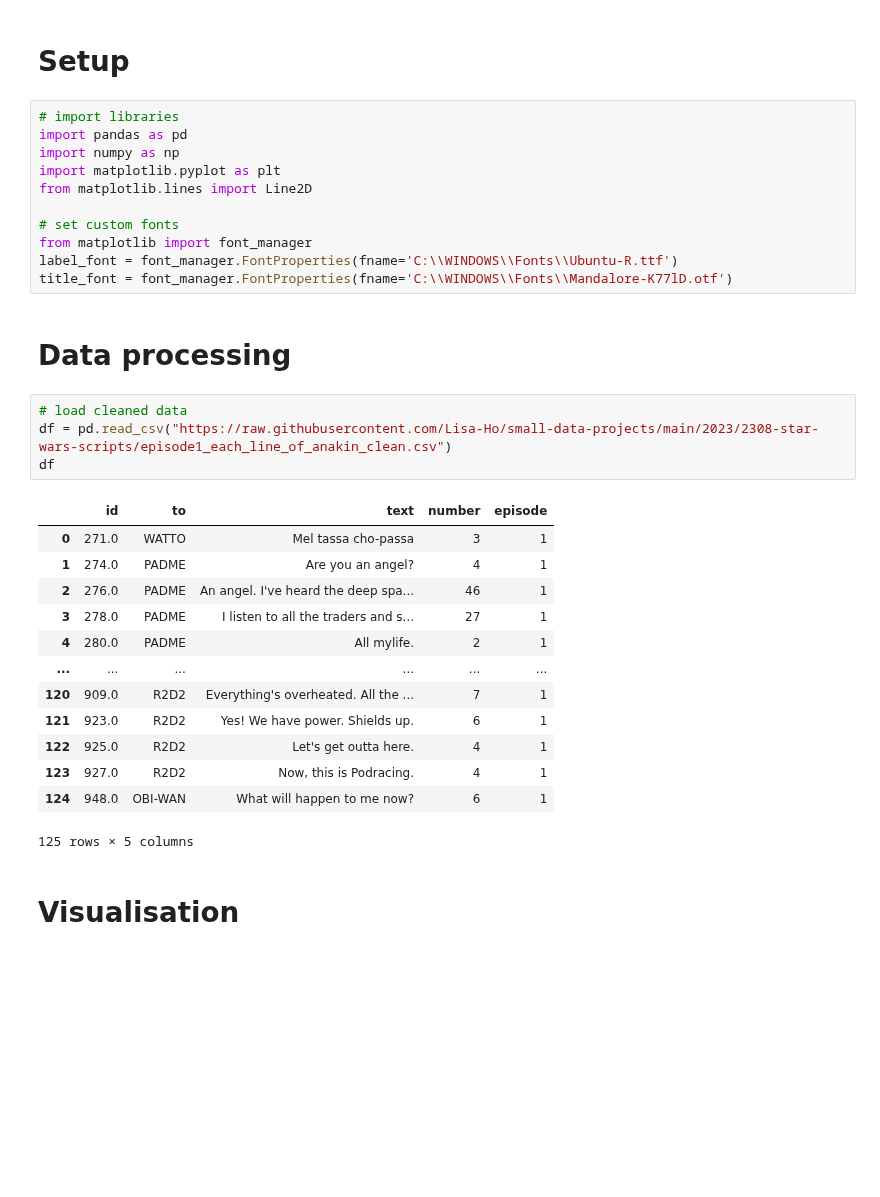
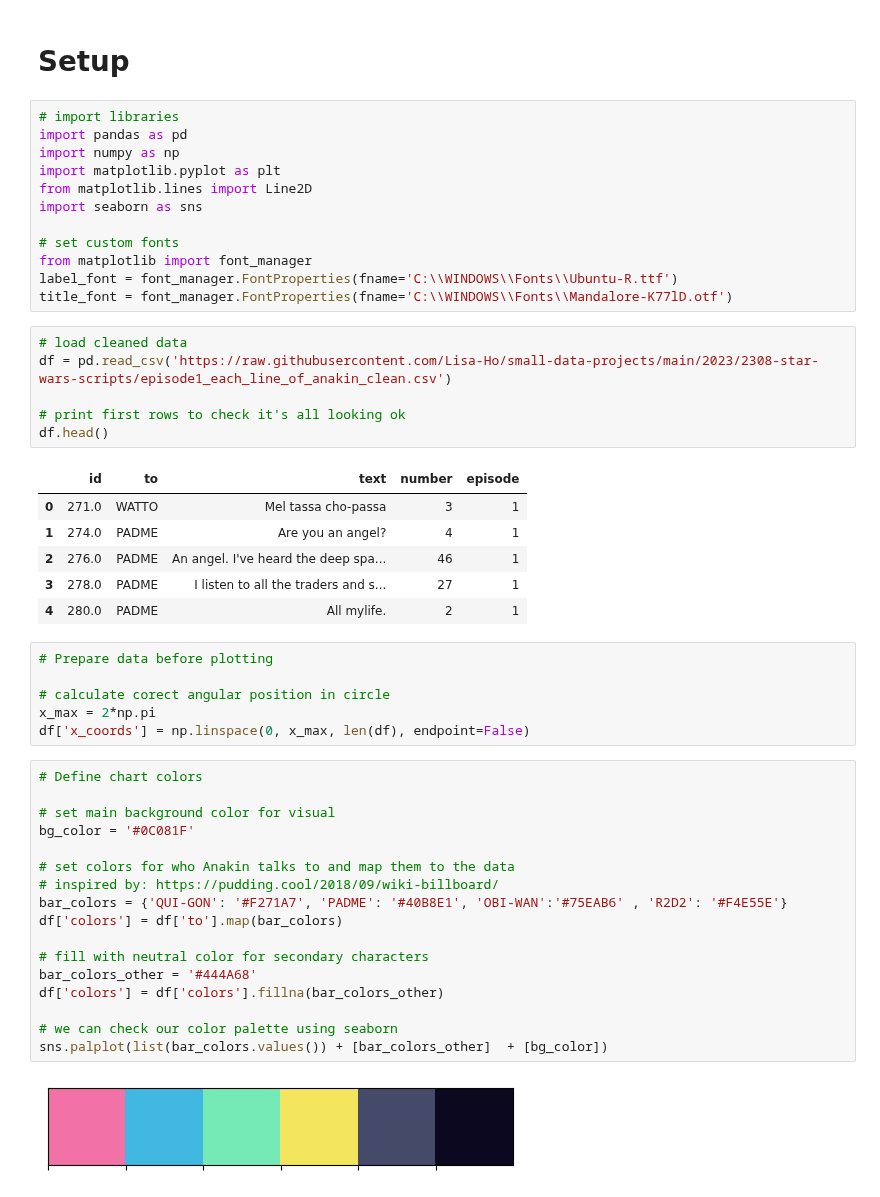
Before and after one commit to Lisa-Ho/small-data-projects, a Jupyter notebook: 2023/2308-star-wars-scripts/polar-bar-chart-tutorial-anakin-episode1.ipynb, the cells around one changed output. Saved outputs shown, nothing was run; the diff lists cells and outputs as text; blank space fills up the shorter version.

Commit message:
added tutorial for data viz

```diff
--- a/2023/2308-star-wars-scripts/polar-bar-chart-tutorial-anakin-episode1.ipynb
+++ b/2023/2308-star-wars-scripts/polar-bar-chart-tutorial-anakin-episode1.ipynb
@@ -6,30 +6,47 @@ import pandas as pd
 import numpy as np
 import matplotlib.pyplot as plt
 from matplotlib.lines import Line2D
+import seaborn as sns
 
 # set custom fonts
 from matplotlib import font_manager
 label_font = font_manager.FontProperties(fname='C:\\WINDOWS\\Fonts\\Ubuntu-R.ttf')
 title_font = font_manager.FontProperties(fname='C:\\WINDOWS\\Fonts\\Mandalore-K77lD.otf')
-# %% [markdown]
-# Data processing
 # %%
 # load cleaned data
-df = pd.read_csv("https://raw.githubusercontent.com/Lisa-Ho/small-data-projects/main/2023/2308-star-wars-scripts/episode1_each_line_of_anakin_clean.csv")
-df
+df = pd.read_csv('https://raw.githubusercontent.com/Lisa-Ho/small-data-projects/main/2023/2308-star-wars-scripts/episode1_each_line_of_anakin_clean.csv')
+
+# print first rows to check it's all looking ok
+df.head()
 # %% [output]
 |  | id | to | text | number | episode |
 | 0 | 271.0 | WATTO | Mel tassa cho-passa | 3 | 1 |
 | 1 | 274.0 | PADME | Are you an angel? | 4 | 1 |
 | 2 | 276.0 | PADME | An angel. I've heard the deep spa... | 46 | 1 |
 | 3 | 278.0 | PADME | I listen to all the traders and s... | 27 | 1 |
 | 4 | 280.0 | PADME | All mylife. | 2 | 1 |
-| ... | ... | ... | ... | ... | ... |
-| 120 | 909.0 | R2D2 | Everything's overheated. All the ... | 7 | 1 |
-| 121 | 923.0 | R2D2 | Yes! We have power. Shields up. | 6 | 1 |
-| 122 | 925.0 | R2D2 | Let's get outta here. | 4 | 1 |
-| 123 | 927.0 | R2D2 | Now, this is Podracing. | 4 | 1 |
-| 124 | 948.0 | OBI-WAN | What will happen to me now? | 6 | 1 |
-125 rows × 5 columns
-# %% [markdown]
-# Visualisation
+# %%
+# Prepare data before plotting
+
+# calculate corect angular position in circle
+x_max = 2*np.pi
+df['x_coords'] = np.linspace(0, x_max, len(df), endpoint=False)
+# %%
+# Define chart colors
+
+# set main background color for visual
+bg_color = '#0C081F'
+
+# set colors for who Anakin talks to and map them to the data
+# inspired by: https://pudding.cool/2018/09/wiki-billboard/
+bar_colors = {'QUI-GON': '#F271A7', 'PADME': '#40B8E1', 'OBI-WAN':'#75EAB6' , 'R2D2': '#F4E55E'}
+df['colors'] = df['to'].map(bar_colors)
+
+# fill with neutral color for secondary characters
+bar_colors_other = '#444A68'
+df['colors'] = df['colors'].fillna(bar_colors_other)
+
+# we can check our color palette using seaborn
+sns.palplot(list(bar_colors.values()) + [bar_colors_other]  + [bg_color])
+# %% [output]
+[figure, added]
```
Also changed, not shown: parts of 1 cell of this notebook.
